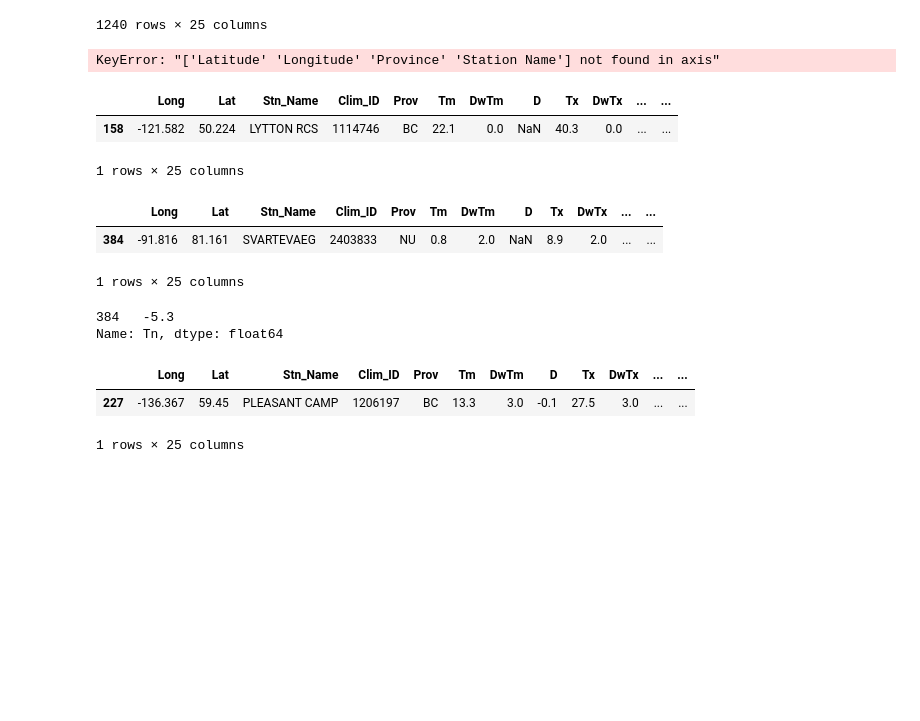
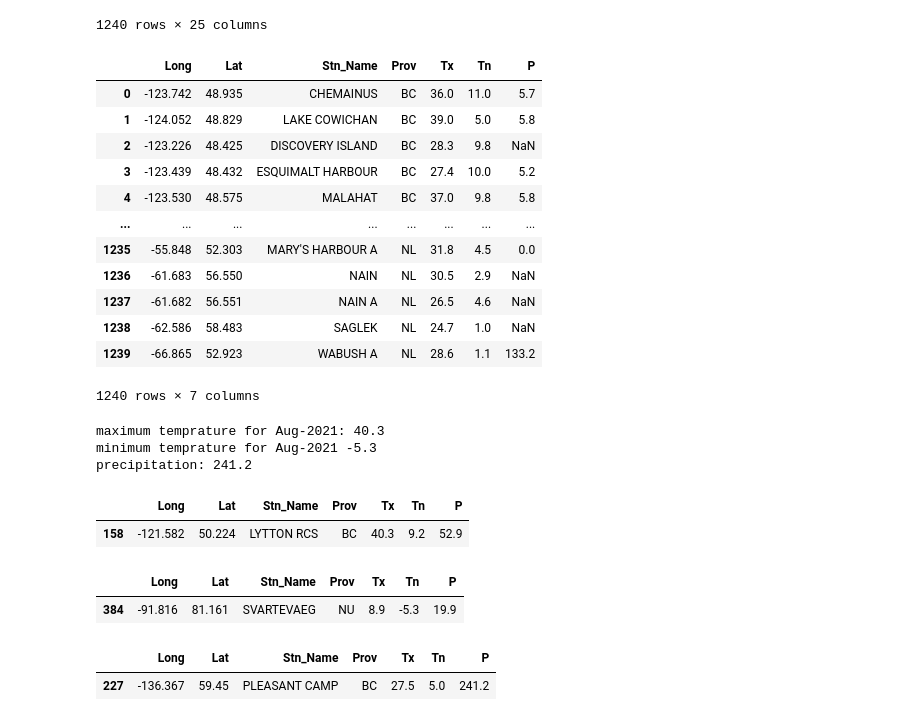
Before and after one commit to HamidShoaraee/How-is-the-weather, a Jupyter notebook: Transformer.ipynb, the cells around one changed output. Cells and saved outputs as stored; diff of their text form; code cells hidden in the pictures; blank space fills up the shorter version.

```diff
--- a/Transformer.ipynb
+++ b/Transformer.ipynb
@@ -66,21 +69,53 @@ Aug
 | 1239 | -66.865 | 52.923 | WABUSH A | 8504177 | NL | 14.9 | 1.0 | NaN | 28.6 | 1.0 | ... | ... |
 1240 rows × 25 columns
 # %%
-# drop unnecessary columns some of them weired to me! Need to more about Meteorology.
-# keep Long, Lat, Stn_name, Prov,Tx as maximum tempreture Tn Min tempreture, and P as precipitation rate.
-clean_Aug = Aug.drop(df.columns.difference(['Long', 'Lat', "Stn_Name", "Prov", "Tx", "Tn", "P" ]), axis=1)
+# Drop unnecessary columns some of them weired to me! Need to know more about Meteorology.
+# keep Long, Lat, Stn_name, Prov,Tx as maximum tempreture, Tn: Min tempreture, and P: precipitation rate.
+clean_Aug = Aug.drop(Aug.columns.difference(['Long', 'Lat', "Stn_Name", "Prov", "Tx", "Tn", "P" ]), axis=1)
 clean_Aug
 # %% [output]
+|  | Long | Lat | Stn_Name | Prov | Tx | Tn | P |
+| 0 | -123.742 | 48.935 | CHEMAINUS | BC | 36.0 | 11.0 | 5.7 |
+| 1 | -124.052 | 48.829 | LAKE COWICHAN | BC | 39.0 | 5.0 | 5.8 |
+| 2 | -123.226 | 48.425 | DISCOVERY ISLAND | BC | 28.3 | 9.8 | NaN |
+| 3 | -123.439 | 48.432 | ESQUIMALT HARBOUR | BC | 27.4 | 10.0 | 5.2 |
+| 4 | -123.530 | 48.575 | MALAHAT | BC | 37.0 | 9.8 | 5.8 |
+| ... | ... | ... | ... | ... | ... | ... | ... |
+| 1235 | -55.848 | 52.303 | MARY'S HARBOUR A | NL | 31.8 | 4.5 | 0.0 |
+| 1236 | -61.683 | 56.550 | NAIN | NL | 30.5 | 2.9 | NaN |
+| 1237 | -61.682 | 56.551 | NAIN A | NL | 26.5 | 4.6 | NaN |
+| 1238 | -62.586 | 58.483 | SAGLEK | NL | 24.7 | 1.0 | NaN |
+| 1239 | -66.865 | 52.923 | WABUSH A | NL | 28.6 | 1.1 | 133.2 |
-KeyError: "['Latitude' 'Longitude' 'Province' 'Station Name'] not found in axis"
+1240 rows × 7 columns
 # %%
 # Queery on clean_Aug for the Maximum temp, Min Temp, and Most precipitation
 # Find Long, Lat, and Stn_name, Prov
 max_temp_aug = clean_Aug["Tx"].max()
 min_tem_aug =  clean_Aug["Tn"].min()
 most_water = clean_Aug["P"].max()
+print(f"maximum temprature for Aug-2021: {max_temp_aug} \nminimum temprature for Aug-2021 {min_tem_aug}\nprecipitation: {most_water}" )
+# %% [output]
+maximum temprature for Aug-2021: 40.3
+minimum temprature for Aug-2021 -5.3
+precipitation: 241.2
 # %%
 # Show the information in details for Aug
 warmest_info_aug = clean_Aug.loc[clean_Aug["Tx"] == max_temp_aug]
 coldest_info_aug = clean_Aug.loc[clean_Aug["Tn"] == min_tem_aug]
 wet_info_aug = clean_Aug.loc[clean_Aug['P'] == most_water]
+# %%
+warmest_info_aug
+# %% [output]
+|  | Long | Lat | Stn_Name | Prov | Tx | Tn | P |
+| 158 | -121.582 | 50.224 | LYTTON RCS | BC | 40.3 | 9.2 | 52.9 |
+# %%
+coldest_info_aug
+# %% [output]
+|  | Long | Lat | Stn_Name | Prov | Tx | Tn | P |
+| 384 | -91.816 | 81.161 | SVARTEVAEG | NU | 8.9 | -5.3 | 19.9 |
+# %%
+wet_info_aug
+# %% [output]
+|  | Long | Lat | Stn_Name | Prov | Tx | Tn | P |
+| 227 | -136.367 | 59.45 | PLEASANT CAMP | BC | 27.5 | 5.0 | 241.2 |
 # %%
@@ -104,29 +142,3 @@ for i in months:
 
     wet_info_i = i.loc[i["P"] == most_water_i]
     wet_list.append(wet_info_i)
-# %%
-max_temp_lsit[7]
-# %% [output]
-|  | Long | Lat | Stn_Name | Clim_ID | Prov | Tm | DwTm | D | Tx | DwTx | ... | ... |
-| 158 | -121.582 | 50.224 | LYTTON RCS | 1114746 | BC | 22.1 | 0.0 | NaN | 40.3 | 0.0 | ... | ... |
-1 rows × 25 columns
-# %%
-# Augest warmets record
-min_tem_list[7]
-# %% [output]
-|  | Long | Lat | Stn_Name | Clim_ID | Prov | Tm | DwTm | D | Tx | DwTx | ... | ... |
-| 384 | -91.816 | 81.161 | SVARTEVAEG | 2403833 | NU | 0.8 | 2.0 | NaN | 8.9 | 2.0 | ... | ... |
-1 rows × 25 columns
-# %%
-# Augest coldest record
-min_tem_list[7]['Tn']
-# %% [output]
-384   -5.3
-Name: Tn, dtype: float64
-# %%
-# Augest wetest record
-wet_list[7]
-# %% [output]
-|  | Long | Lat | Stn_Name | Clim_ID | Prov | Tm | DwTm | D | Tx | DwTx | ... | ... |
-| 227 | -136.367 | 59.45 | PLEASANT CAMP | 1206197 | BC | 13.3 | 3.0 | -0.1 | 27.5 | 3.0 | ... | ... |
-1 rows × 25 columns
```
Also changed, not shown: parts of 12 cells of this notebook, 3 other files.
